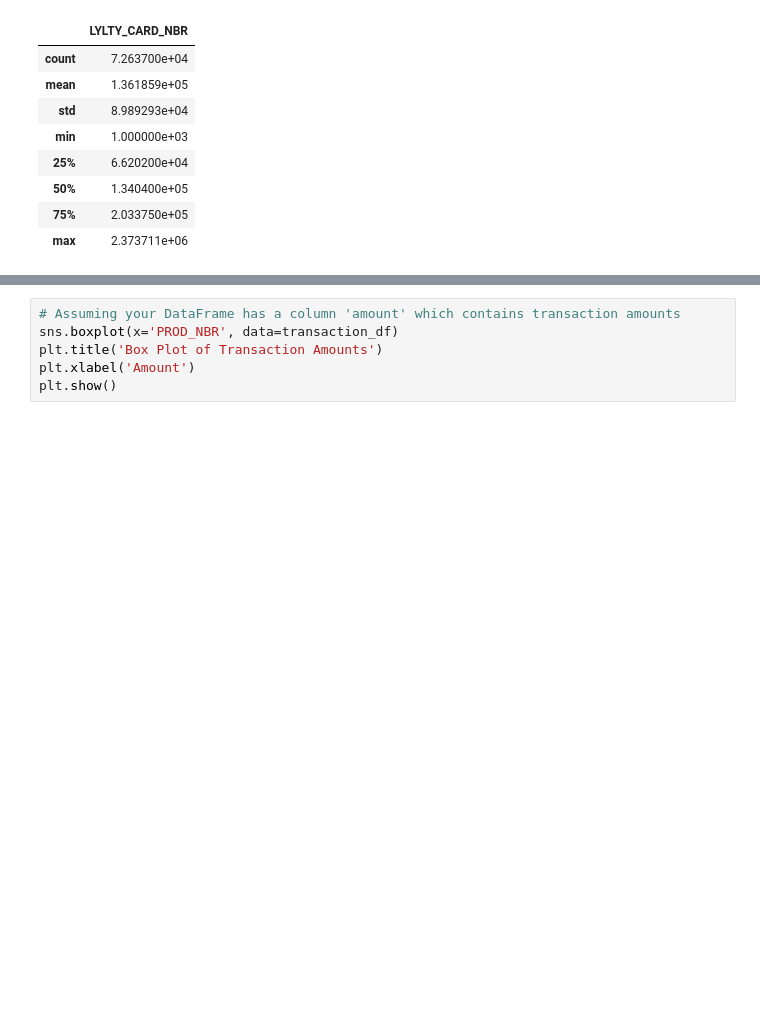
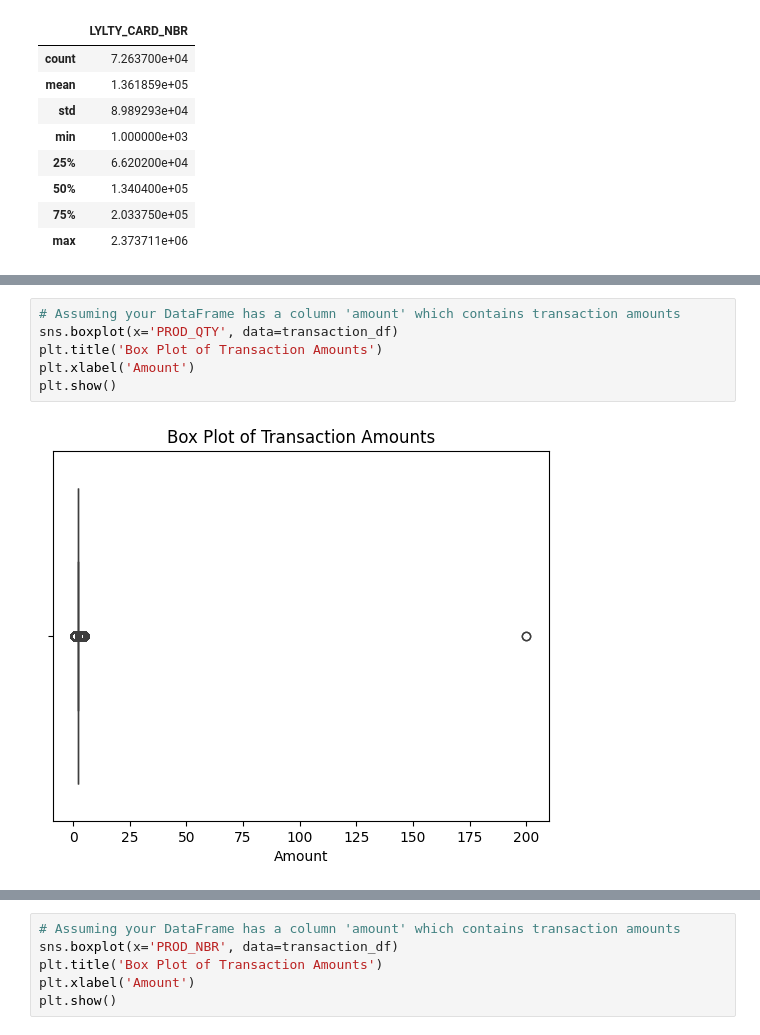
Before and after one commit to SurekhaBerlin/Quantium-Data-Analysis-Project, a Jupyter notebook: QuantiumRetailAnalytics.ipynb, the cells around one changed output, grey strips where cells are left out. Drawn from its saved outputs; the diff is of its cells as text; blank space fills up the shorter version.

```diff
--- a/QuantiumRetailAnalytics.ipynb
+++ b/QuantiumRetailAnalytics.ipynb
@@ -162,0 +357,8 @@ transaction_df.describe()
+# %%
+# Assuming your DataFrame has a column 'amount' which contains transaction amounts
+sns.boxplot(x='PROD_QTY', data=transaction_df)
+plt.title('Box Plot of Transaction Amounts')
+plt.xlabel('Amount')
+plt.show()
+# %% [output]
+[figure, added]
```
Also changed, not shown: parts of 102 cells of this notebook.
